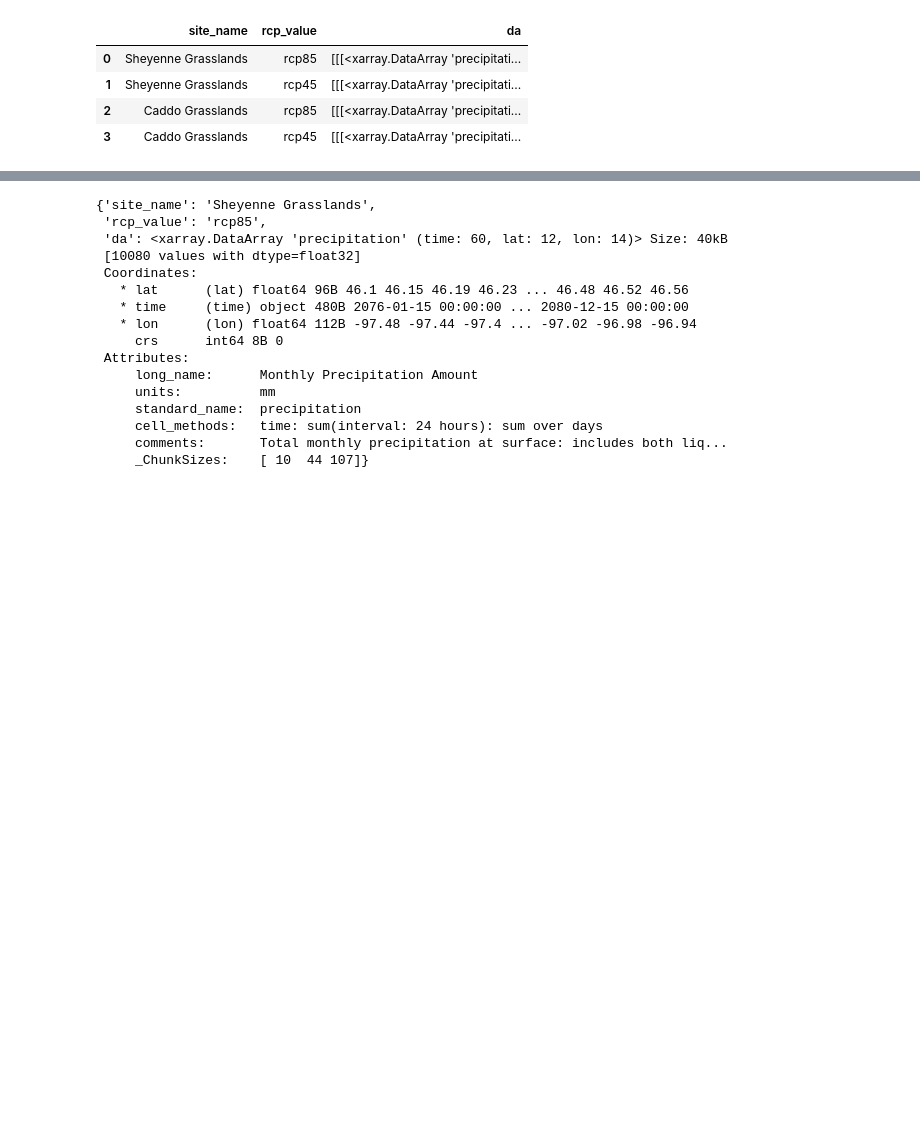
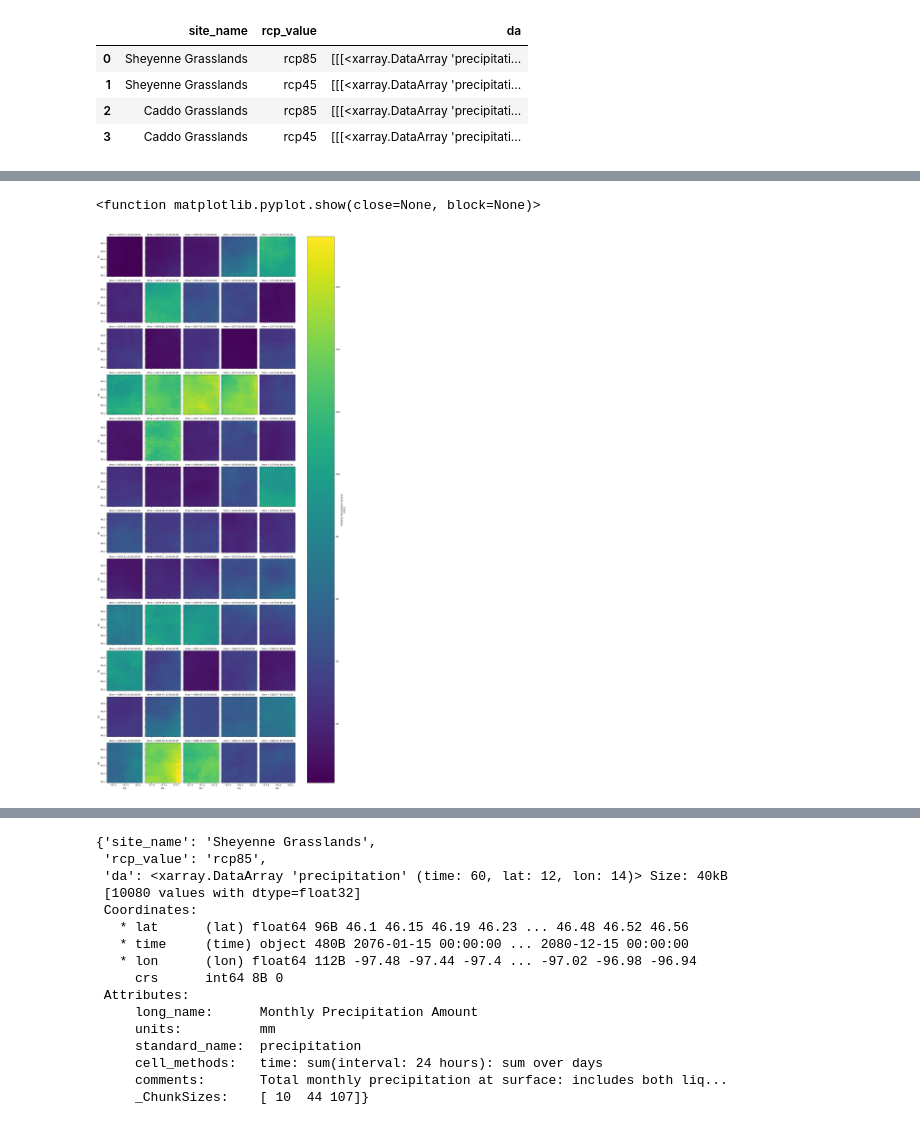
Before and after one commit to hanried/habitat-suitability, a Jupyter notebook: 03-habitat-suitability-climate.ipynb, the cells around one changed output, grey strips where cells are left out. Drawn from its saved outputs; the diff is of its cells as text; code cells hidden in the pictures; blank space fills up the shorter version.

```diff
--- a/03-habitat-suitability-climate.ipynb
+++ b/03-habitat-suitability-climate.ipynb
@@ -83,3 +83,6 @@ maca_df
 | 1 | Sheyenne Grasslands | rcp45 | [[[<xarray.DataArray 'precipitati... |
 | 2 | Caddo Grasslands | rcp85 | [[[<xarray.DataArray 'precipitati... |
 | 3 | Caddo Grasslands | rcp45 | [[[<xarray.DataArray 'precipitati... |
+# %%
+sheyenne_85_da = maca_df.loc[0, 'da']
+sheyenne_85_da
@@ -85,0 +104,7 @@ maca_df
+# %%
+sheyenne_85_da.plot(col='time',
+                    col_wrap=5)
+plt.show
+# %% [output]
+<function matplotlib.pyplot.show(close=None, block=None)>
+[figure, added]
```
Also changed, not shown: parts of 6 cells of this notebook, 1 other file.
